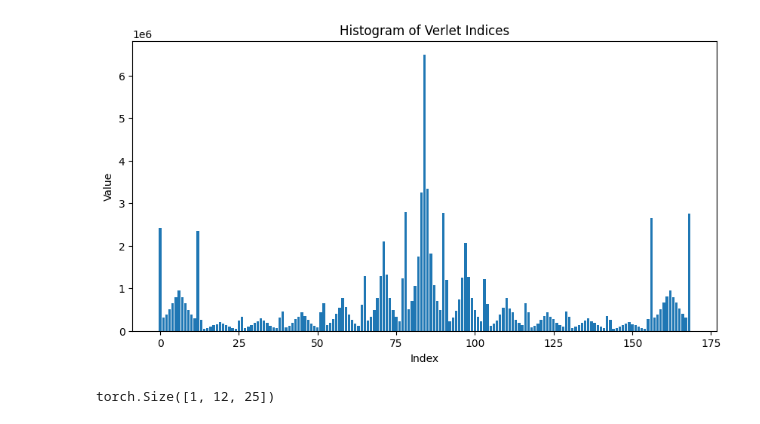
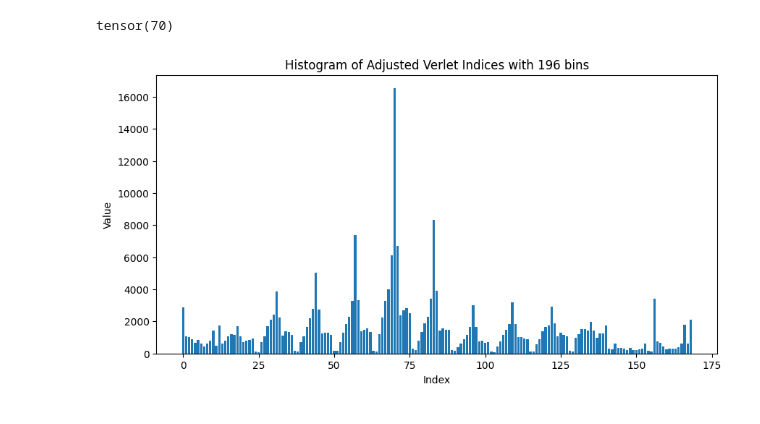
Before and after one commit to harshavardhan-patil/mimolm, a Jupyter notebook: notebooks/eda.ipynb, the cells around one changed output. Cells and saved outputs as stored; diff of their text form; code cells hidden in the pictures.

Commit message:
switched to adjusted 192 adjusted bins and 13 adjusted verlet indices

```diff
--- a/notebooks/eda.ipynb
+++ b/notebooks/eda.ipynb
@@ -99,0 +149,4 @@ def tokenize_motion(motion_tokens, pos_bins, verlet_wrapper, n_verlet_steps):
+# %%
+import itertools
+verlet_wrapper = torch.tensor([-16, -8, -4, -2, -1,  0,  1,  2,  4,  8,  24,  36,  48])
+list(itertools.product(verlet_wrapper, verlet_wrapper))[130: 156]
@@ -100,17 +171,28 @@ def tokenize_motion(motion_tokens, pos_bins, verlet_wrapper, n_verlet_steps):
 # %%
 verlet_indices = torch.tensor([0] * 170)
+token_diffs = []
 motion_diffs = []
+last_tokens = torch.tensor([0] * 197)
 i = 0
 inds = None
+a = None
+tp = None
 for batch in tqdm(train_loader):
     batch = preprocessor(batch)
-    a = torch.cat((batch["ac/target_pos"], batch["gt/pos"][:, :, ::2,]), dim = -2)
-    actuals, _, diff = tokenize_motion(a,
-                decoder.pos_bins,
-                decoder.verlet_wrapper,
-                decoder.n_verlet_steps)
+    target_pos = torch.cat((batch["ac/target_pos"], batch["gt/pos"][:, :, ::5,]), dim = -2)
+    tp = target_pos
+    actuals, last_token, diff, token_diff = tokenize_motion(target_pos,
+                POS_BINS,
+                verlet_wrapper,
+                decoder.n_verlet_steps,
+                decoder.max_delta)
+    token_diffs.extend(token_diff.flatten(0, -1))
     actuals[:, :, :decoder.step_current][~batch['input/target_valid']] = decoder.n_verlet_steps ** 2
+    a = actuals
     actuals = actuals.flatten(0, -1)
     verlet_indices += np.bincount(actuals, minlength=170)
-    motion_diffs.extend(diff.tolist())
-    break
+    last_tokens += torch.bincount(last_token.flatten(0, -1), minlength=197)
+    motion_diffs.extend(diff.flatten(0, -1))
+    i += 1
+    if i == 10:
+        break
@@ -218,13 +388,20 @@ tensor([ 2421063,   307552,   388406,   509306,   657673,   785484,   948522,
+# %%
+verlet_indices[:-1].argmax()
+# %% [output]
+tensor(70)
 # %%
+import seaborn as sns
+import matplotlib.pyplot as plt
+
 plt.figure(figsize=(10, 5))
 plt.bar(torch.arange(len(verlet_indices) - 1), verlet_indices[:-1])
 
 # Labels and title
 plt.xlabel("Index")
 plt.ylabel("Value")
-plt.title("Histogram of Verlet Indices")
+plt.title("Histogram of Adjusted Verlet Indices with 196 bins")
 
 # Show the plot
 plt.show()
 # %% [output]
-[figure, old version]
+[figure, new version]
@@ -256,4 +407,0 @@ for batch in tqdm(train_loader):
-# %%
-v.shape
-# %% [output]
-torch.Size([1, 12, 25])
```
Also changed, not shown: parts of 21 cells of this notebook, 6 other files.
